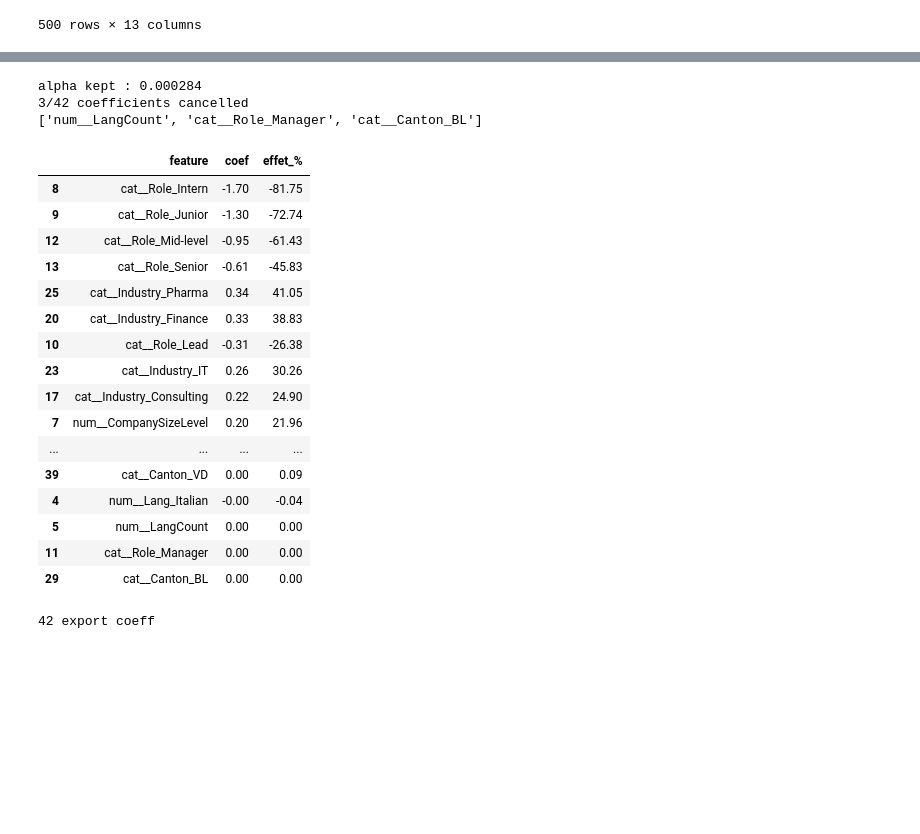
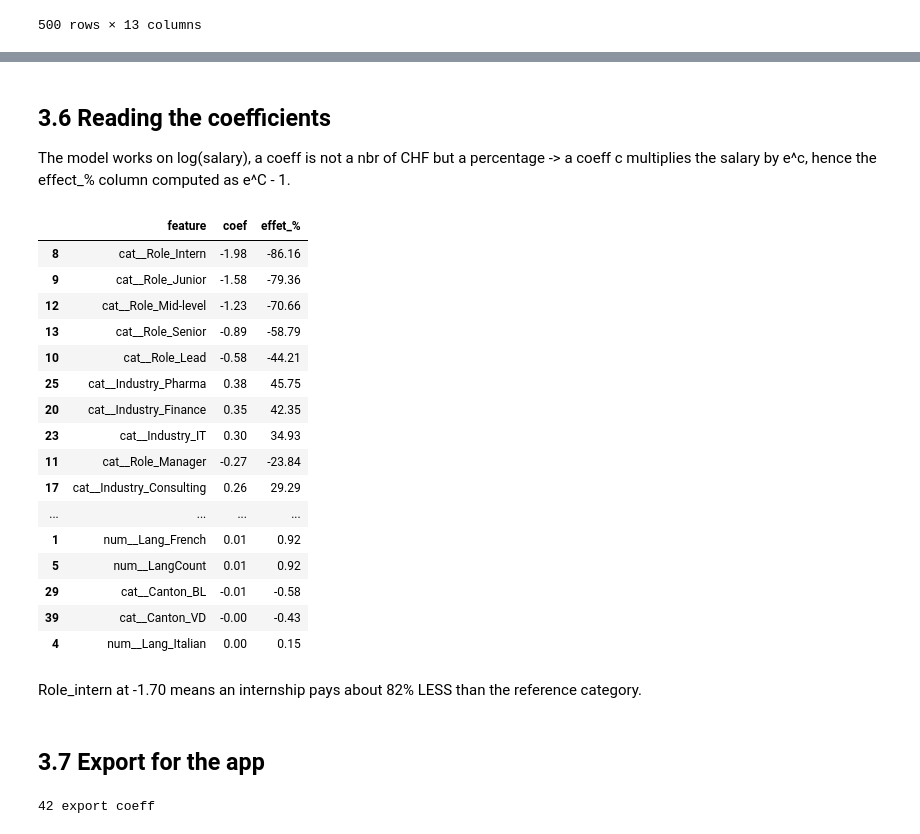
Before and after one commit to Dyumes/SS2-MobileApp, a Jupyter notebook: model_prediction/model.ipynb, the cells around one changed output, grey strips where cells are left out. Cells and saved outputs as stored; diff of their text form; code cells hidden in the pictures; blank space fills up the shorter version.

```diff
--- a/model_prediction/model.ipynb
+++ b/model_prediction/model.ipynb
@@ -236,12 +410,14 @@ from sklearn.linear_model import LassoCV
 
 SEED = 42
 
+y = data["SalaryCHF"]
 X = data.drop(columns=["SalaryCHF"])
-y = data["SalaryCHF"]
 
 cat_cols = X.select_dtypes("object").columns.tolist()
 num_cols = X.select_dtypes("number").columns.tolist()
 
+#StandardScaler substracts the mean and divides by a standard deviation -> have all the feature at the same scale
+#onehotencoder creates a binary column for each category and drops the first one to avoid multicollinearity
 preprocess = ColumnTransformer([
     ("num", StandardScaler(), num_cols),
     ("cat", OneHotEncoder(drop="first", handle_unknown="ignore"), cat_cols)])
@@ -258,10 +434,11 @@ linear_log = TransformedTargetRegressor(
 
 gradient_boosting = TransformedTargetRegressor(
     regressor=GradientBoostingRegressor(random_state=SEED),
-    #func=np.log,
-    #inverse_func=np.exp
+    func=np.log,
+    inverse_func=np.exp
 )
 
+#CV -> cut the train and find hyperparameters
 lasso = TransformedTargetRegressor(
     regressor=LassoCV(max_iter=50000, random_state=SEED),
     func=np.log,
@@ -292,6 +469,10 @@ X_temp, X_test, y_temp, y_test = train_test_split(X, y, test_size=0.2, random_st
 X_train, X_val, y_train, y_val = train_test_split(X_temp, y_temp, test_size=0.25, random_state=SEED)#val = 25% of the remaining 80% -> 20% of the total data -> 100
 #train = 300
 
+#model.fit is used to train the model on the training data
+#model.predict is used to make predictions on the validation data
+#model.score is used to evaluate the model on the validation data, return R^2
+# R^2 = 1 - (sum of squares of residuals / total sum of squares)
 model.fit(X_train, y_train)
 y_pred = model.predict(X_val)
 
@@ -338,7 +519,7 @@ print("Validation R^2 gb:", validation_r2_gb)
 validation_r2_lasso = model_lasso.score(X_val, y_val)
 print("Validation R^2 lasso:", validation_r2_lasso)
 
-model_lasso.fit(X_temp, y_temp)
-y_pred_test = model_lasso.predict(X_test)
-print(f"TEST  R^2 = {r2_score(y_test, y_pred_test):.4f}  MAE = {mean_absolute_error(y_test, y_pred_test):.0f} CHF")
+model_log.fit(X_temp, y_temp)
+y_pred_test = model_log.predict(X_test)
+print(f"TEST  LOG R^2 = {r2_score(y_test, y_pred_test):.4f}  MAE = {mean_absolute_error(y_test, y_pred_test):.0f} CHF")
 # %% [output]
@@ -420,37 +709,42 @@ plt.show()
+# %% [markdown]
+## 3.6 Reading the coefficients
+
+The model works on log(salary), a coeff is not a nbr of CHF but a percentage -> a coeff c multiplies the salary by e^c, hence the effect_% column computed as e^C - 1.
 # %%
-r = model_lasso.named_steps["reg"].regressor_
-name = model_lasso.named_steps["prep"].get_feature_names_out()
+r = model_log.named_steps["reg"].regressor_
+name = model_log.named_steps["prep"].get_feature_names_out()
 
-coef_lasso = pd.DataFrame({"feature": name, "coef": r.coef_})
-coef_lasso["effet_%"] = (np.exp(coef_lasso["coef"]) - 1) * 100
-deleted = coef_lasso[coef_lasso["coef"] == 0]
+coef_log = pd.DataFrame({"feature": name, "coef": r.coef_})
+coef_log["effet_%"] = (np.exp(coef_log["coef"]) - 1) * 100
+#deleted = coef_log[coef_log["coef"] == 0]
 
-print(f"alpha kept : {r.alpha_:.6f}")
-print(f"{len(deleted)}/{len(coef_lasso)} coefficients cancelled")
-print(deleted["feature"].tolist())
+#print(f"alpha kept : {r.alpha_:.6f}")
+#print(f"{len(deleted)}/{len(coef_log)} coefficients cancelled")
+#print(deleted["feature"].tolist())
 
-coef_lasso.reindex(coef_lasso["coef"].abs().sort_values(ascending=False).index).round(2)
+coef_log.reindex(coef_log["coef"].abs().sort_values(ascending=False).index).round(2)
 # %% [output]
-alpha kept : 0.000284
-3/42 coefficients cancelled
-['num__LangCount', 'cat__Role_Manager', 'cat__Canton_BL']
 |  | feature | coef | effet_% |
-| 8 | cat__Role_Intern | -1.70 | -81.75 |
-| 9 | cat__Role_Junior | -1.30 | -72.74 |
-| 12 | cat__Role_Mid-level | -0.95 | -61.43 |
-| 13 | cat__Role_Senior | -0.61 | -45.83 |
-| 25 | cat__Industry_Pharma | 0.34 | 41.05 |
-| 20 | cat__Industry_Finance | 0.33 | 38.83 |
-| 10 | cat__Role_Lead | -0.31 | -26.38 |
-| 23 | cat__Industry_IT | 0.26 | 30.26 |
-| 17 | cat__Industry_Consulting | 0.22 | 24.90 |
-| 7 | num__CompanySizeLevel | 0.20 | 21.96 |
+| 8 | cat__Role_Intern | -1.98 | -86.16 |
+| 9 | cat__Role_Junior | -1.58 | -79.36 |
+| 12 | cat__Role_Mid-level | -1.23 | -70.66 |
+| 13 | cat__Role_Senior | -0.89 | -58.79 |
+| 10 | cat__Role_Lead | -0.58 | -44.21 |
+| 25 | cat__Industry_Pharma | 0.38 | 45.75 |
+| 20 | cat__Industry_Finance | 0.35 | 42.35 |
+| 23 | cat__Industry_IT | 0.30 | 34.93 |
+| 11 | cat__Role_Manager | -0.27 | -23.84 |
+| 17 | cat__Industry_Consulting | 0.26 | 29.29 |
 | ... | ... | ... | ... |
-| 39 | cat__Canton_VD | 0.00 | 0.09 |
-| 4 | num__Lang_Italian | -0.00 | -0.04 |
-| 5 | num__LangCount | 0.00 | 0.00 |
-| 11 | cat__Role_Manager | 0.00 | 0.00 |
-| 29 | cat__Canton_BL | 0.00 | 0.00 |
+| 1 | num__Lang_French | 0.01 | 0.92 |
+| 5 | num__LangCount | 0.01 | 0.92 |
+| 29 | cat__Canton_BL | -0.01 | -0.58 |
+| 39 | cat__Canton_VD | -0.00 | -0.43 |
+| 4 | num__Lang_Italian | 0.00 | 0.15 |
+# %% [markdown]
+Role_intern at -1.70 means an internship pays about 82% LESS than the reference category.
+# %% [markdown]
+## 3.7 Export for the app
 # %%
 import json
 
```
Also changed, not shown: parts of 45 cells of this notebook, 1 other file.
